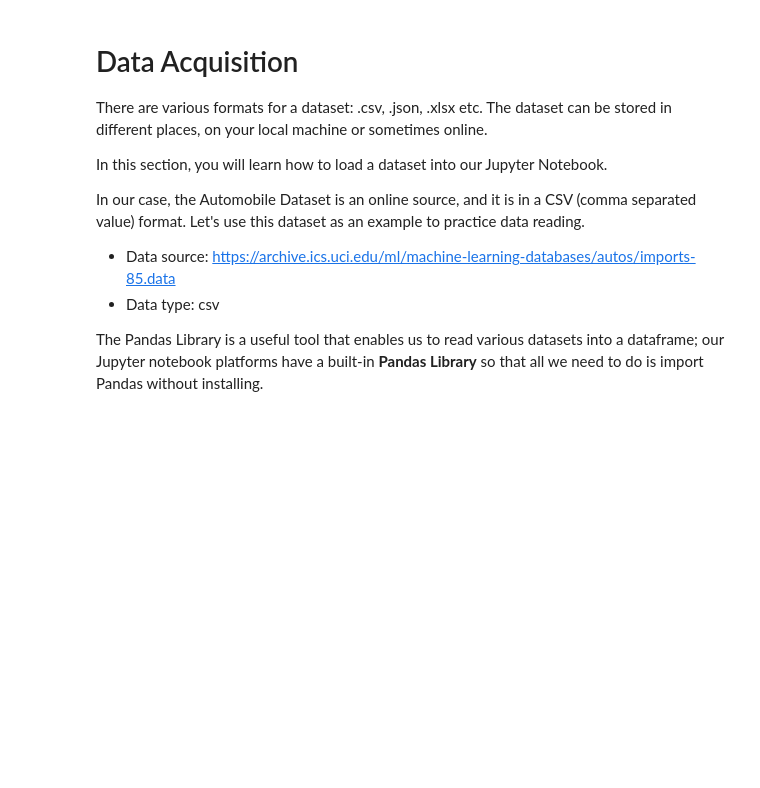
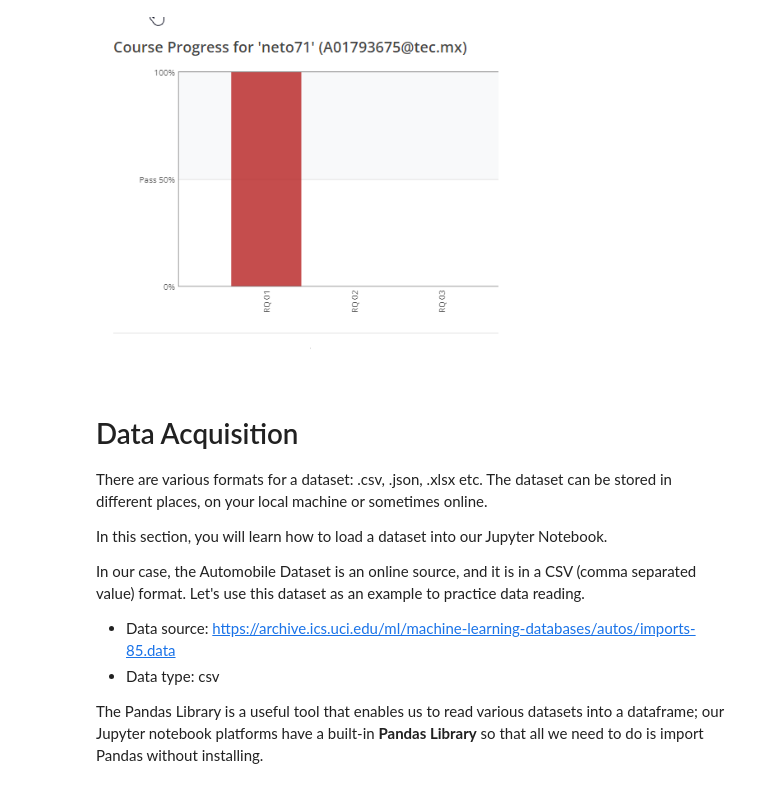
Before and after one commit to PosgradoMNA/actividades-de-aprendizaje-neto71, a Jupyter notebook: semana4/Semana_4_data_analysis_with_python_A01793675@tec.mx.ipynb, the cells around one changed output. Cells and saved outputs as stored; diff of their text form; code cells hidden in the pictures; blank space fills up the shorter version.

```diff
--- a/semana4/Semana_4_data_analysis_with_python_A01793675@tec.mx.ipynb
+++ b/semana4/Semana_4_data_analysis_with_python_A01793675@tec.mx.ipynb
@@ -19,6 +16,11 @@ After completing this lab you will be able to:
 
 *   Acquire data in various ways
 *   Obtain insights from data with Pandas library
+# %%
+from IPython.display import Image
+Image(filename='C:\\Users\\santien\\modulo_1_data_analysis.png')
+# %% [output]
+[figure, added]
 # %% [markdown]
 <h1 id="data_acquisition">Data Acquisition</h1>
 <p>
```
Also changed, not shown: parts of 1 cell of this notebook.
